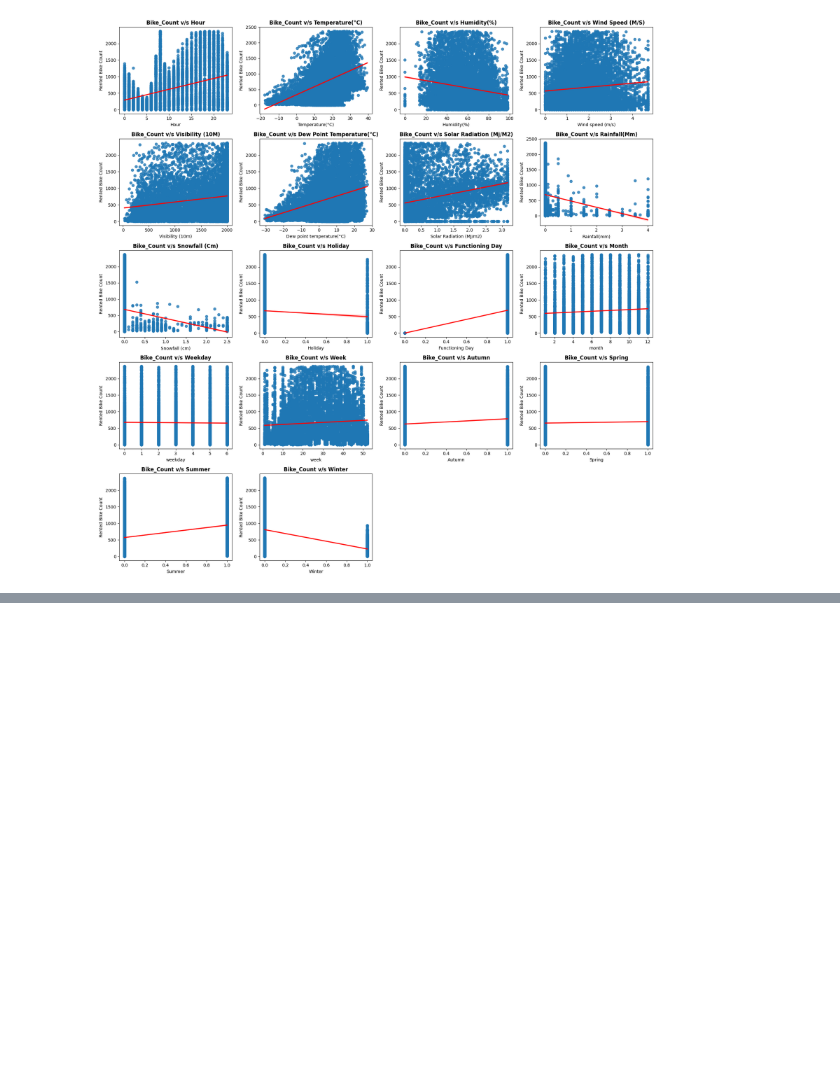
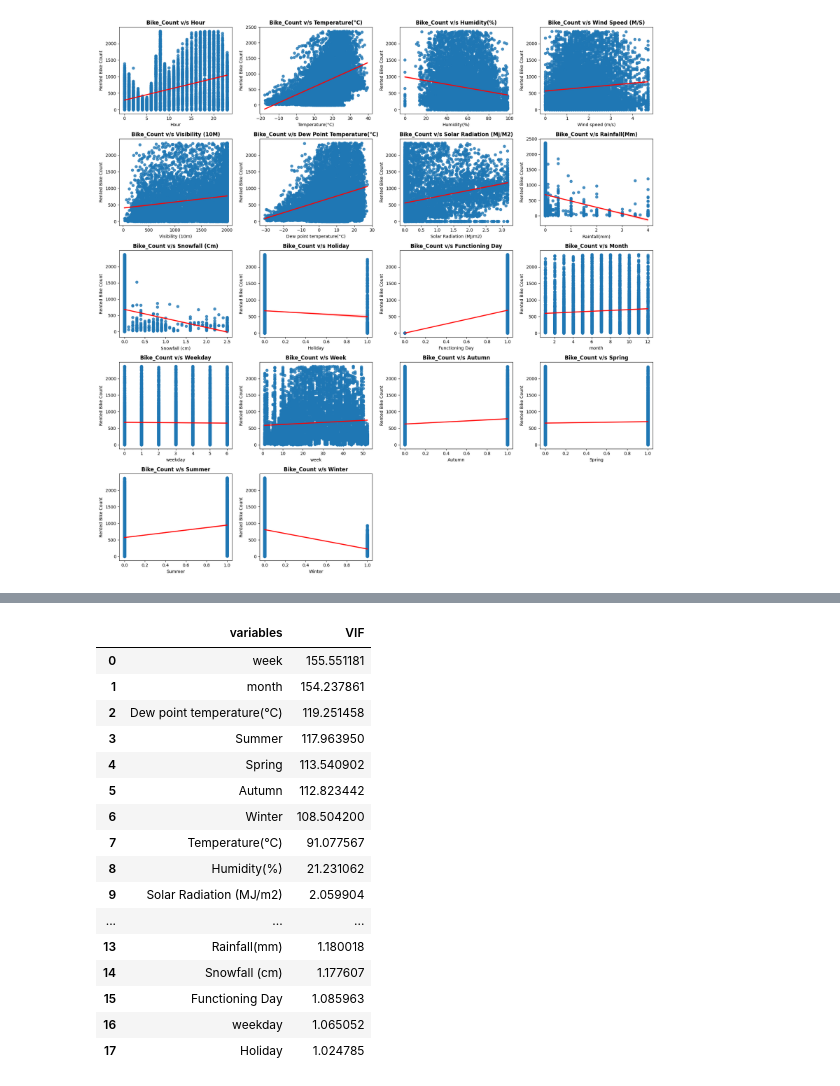
Before and after one commit to DIWAKAR-V/ML-Regression-Project-Bike-Sharing-Demand-Prediction, a Jupyter notebook: Bike_Sharing_Demand_Prediction.ipynb, the cells around one changed output, grey strips where cells are left out. Drawn from its saved outputs; the diff is of its cells as text; code cells hidden in the pictures; blank space fills up the shorter version.

```diff
--- a/Bike_Sharing_Demand_Prediction.ipynb
+++ b/Bike_Sharing_Demand_Prediction.ipynb
@@ -347,0 +356,32 @@ for n,column in enumerate(independent_variables):
+# %%
+#Handling multicollinearity by calculating VIF for each feature
+from statsmodels.stats.outliers_influence import variance_inflation_factor
+def calc_vif(X):
+
+    # Calculating VIF
+    vif = pd.DataFrame()
+    vif["variables"] = X.columns
+    vif["VIF"] = [variance_inflation_factor(X.values, i) for i in range(X.shape[1])]
+
+    return(vif.sort_values(by='VIF',ascending=False).reset_index(drop=True))
+# %%
+independent_variables=[i for i in data.describe().columns if i not in ['Rented Bike Count']]
+calc_vif(data[independent_variables])
+# %% [output]
+|  | variables | VIF |
+| 0 | week | 155.551181 |
+| 1 | month | 154.237861 |
+| 2 | Dew point temperature(°C) | 119.251458 |
+| 3 | Summer | 117.963950 |
+| 4 | Spring | 113.540902 |
+| 5 | Autumn | 112.823442 |
+| 6 | Winter | 108.504200 |
+| 7 | Temperature(°C) | 91.077567 |
+| 8 | Humidity(%) | 21.231062 |
+| 9 | Solar Radiation (MJ/m2) | 2.059904 |
+| ... | ... | ... |
+| 13 | Rainfall(mm) | 1.180018 |
+| 14 | Snowfall (cm) | 1.177607 |
+| 15 | Functioning Day | 1.085963 |
+| 16 | weekday | 1.065052 |
+| 17 | Holiday | 1.024785 |
```
Also changed, not shown: parts of 14 cells of this notebook.
